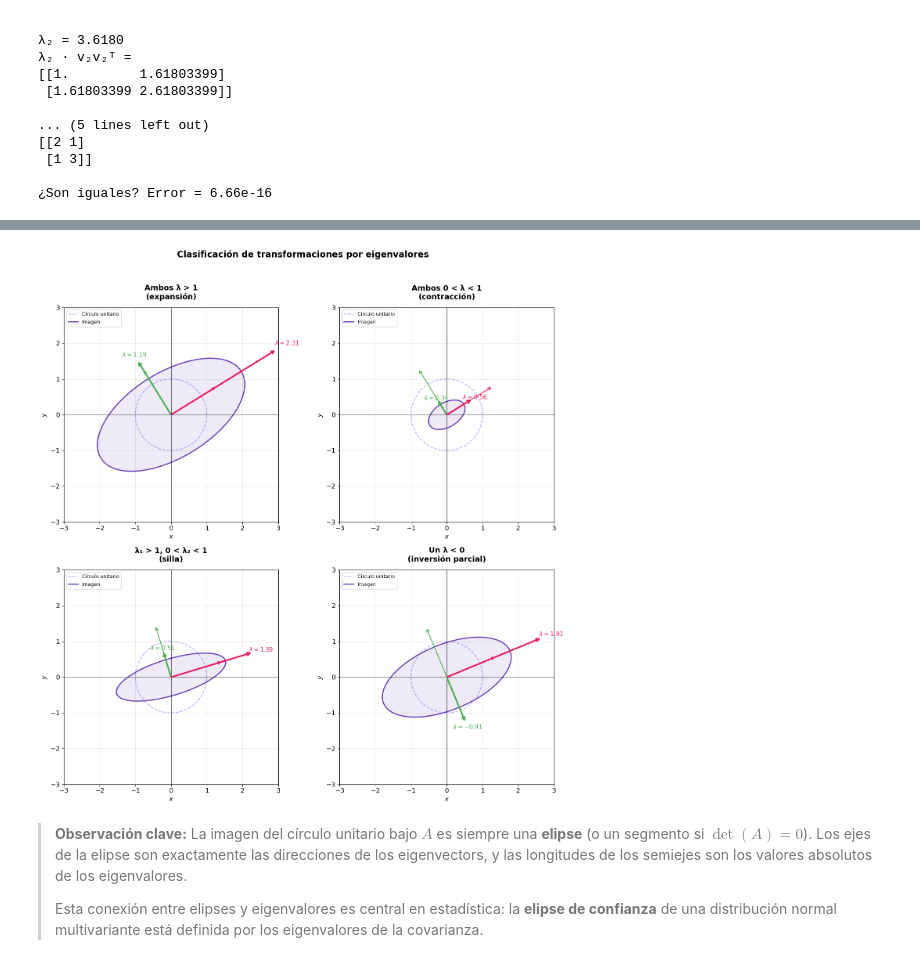
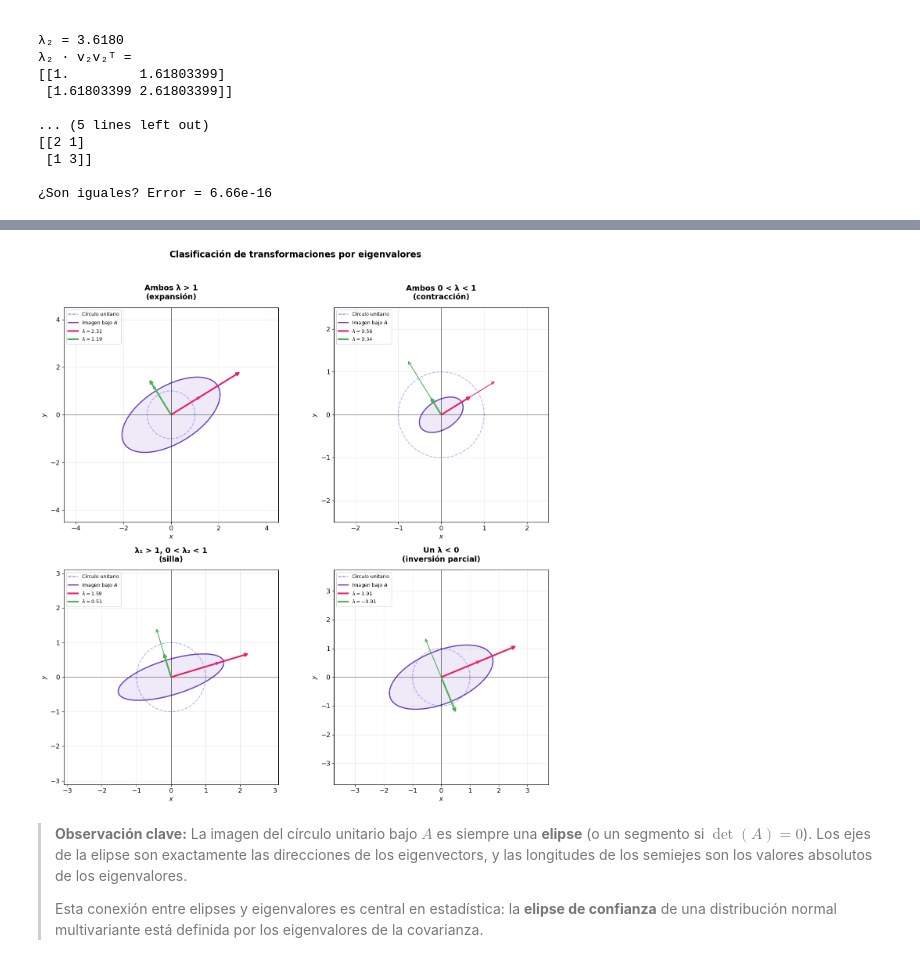
Before and after one commit to Eduardo0602/algebra-lineal-visual-numpy, a Jupyter notebook: notebooks/02_valores_propios.ipynb, the cells around one changed output, grey strips where cells are left out. Cells and saved outputs as stored; diff of their text form; code cells hidden in the pictures.

```diff
--- a/notebooks/02_valores_propios.ipynb
+++ b/notebooks/02_valores_propios.ipynb
@@ -743,43 +690,55 @@ fig, axes = plt.subplots(2, 2, figsize=(14, 14))
 axes = axes.flatten()
 
 # Círculo unitario para visualizar la deformación
 theta_circ = np.linspace(0, 2*np.pi, 100)
 circulo = np.array([np.cos(theta_circ), np.sin(theta_circ)])
 
+colores_eigen = ['#E91E63', '#4CAF50']
+
 for ax, (nombre, A) in zip(axes, casos.items()):
     vals, vecs = np.linalg.eig(A)
 
+    # Límite dinámico: acomodar eigenvectors escalados por eigenvalor (factor 1.5) + 30%
+    sigma_max = np.linalg.norm(A, ord=2)
+    lim = max(sigma_max * 1.5 * 1.3, 2.5)
+
     # Círculo original
-    ax.plot(circulo[0], circulo[1], 'b--', alpha=0.3, lw=1.5, label='Círculo unitario')
+    ax.plot(circulo[0], circulo[1], 'b--', alpha=0.3, lw=1.5)
 
     # Elipse (imagen del círculo bajo A)
     elipse = A @ circulo
-    ax.plot(elipse[0], elipse[1], color='#673AB7', lw=2, label='Imagen')
+    ax.plot(elipse[0], elipse[1], color='#673AB7', lw=2)
     ax.fill(elipse[0], elipse[1], color='#673AB7', alpha=0.1)
 
-    # Eigenvectors escalados por eigenvalor
+    # Eigenvectors escalados (sin label — la leyenda usa proxy artists)
     for i in range(2):
         if np.isreal(vals[i]):
             v = vecs[:, i].real
             lam = vals[i].real
-            color = '#E91E63' if i == 0 else '#4CAF50'
-            # Dirección original (norma 1)
+            color = colores_eigen[i]
             dibujar_vector(ax, v * 1.5, color=color, lw=1.5)
-            # Dirección escalada (norma λ)
-            dibujar_vector(ax, v * lam * 1.5, color=color, lw=3,
-                          label=f'$\lambda={lam:.2f}$')
+            dibujar_vector(ax, v * lam * 1.5, color=color, lw=3)
 
-    configurar_ejes(ax, nombre, lim=3)
+    # Proxy artists para la leyenda
+    ax.plot([], [], 'b--', alpha=0.6, lw=1.5, label='Círculo unitario')
+    ax.plot([], [], color='#673AB7', lw=2, label='Imagen bajo $A$')
+    for i in range(2):
+        if np.isreal(vals[i]):
+            lam = vals[i].real
+            ax.plot([], [], color=colores_eigen[i], lw=3,
+                    label=f'$\lambda={lam:.2f}$')
+
+    configurar_ejes(ax, nombre, lim=lim)
     ax.legend(loc='upper left', fontsize=9)
 
 plt.suptitle('Clasificación de transformaciones por eigenvalores',
              fontsize=16, fontweight='bold', y=1.02)
 plt.tight_layout()
 plt.savefig('../reports/figures/clasificacion_eigenvalores.png',
             dpi=150, bbox_inches='tight')
 plt.show()
 # %% [output]
-[figure, old version]
+[figure, new version]
 # %% [markdown]
 > **Observación clave:** La imagen del círculo unitario bajo $A$ es siempre una **elipse**
 > (o un segmento si $\det(A) = 0$). Los ejes de la elipse son exactamente las direcciones
```
Also changed, not shown: parts of 12 cells of this notebook, 1 other file.
